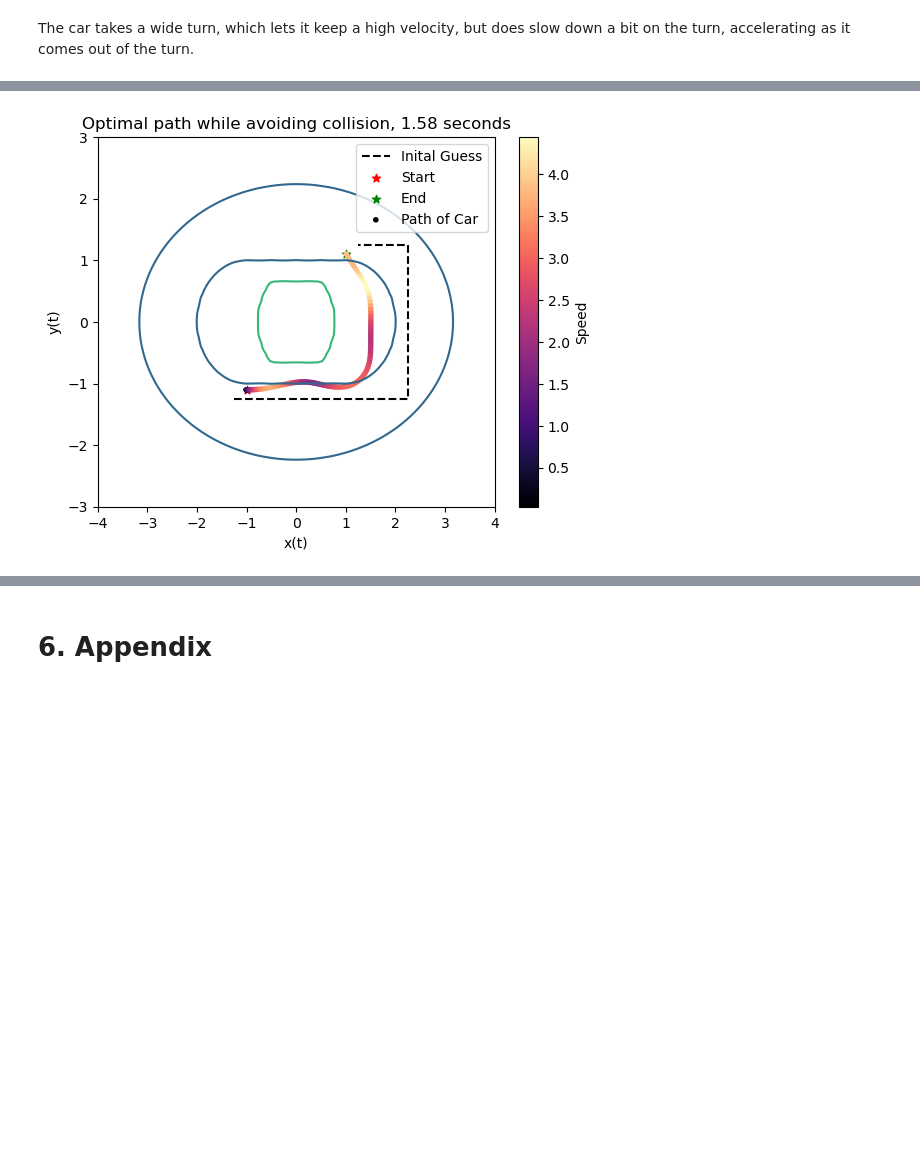
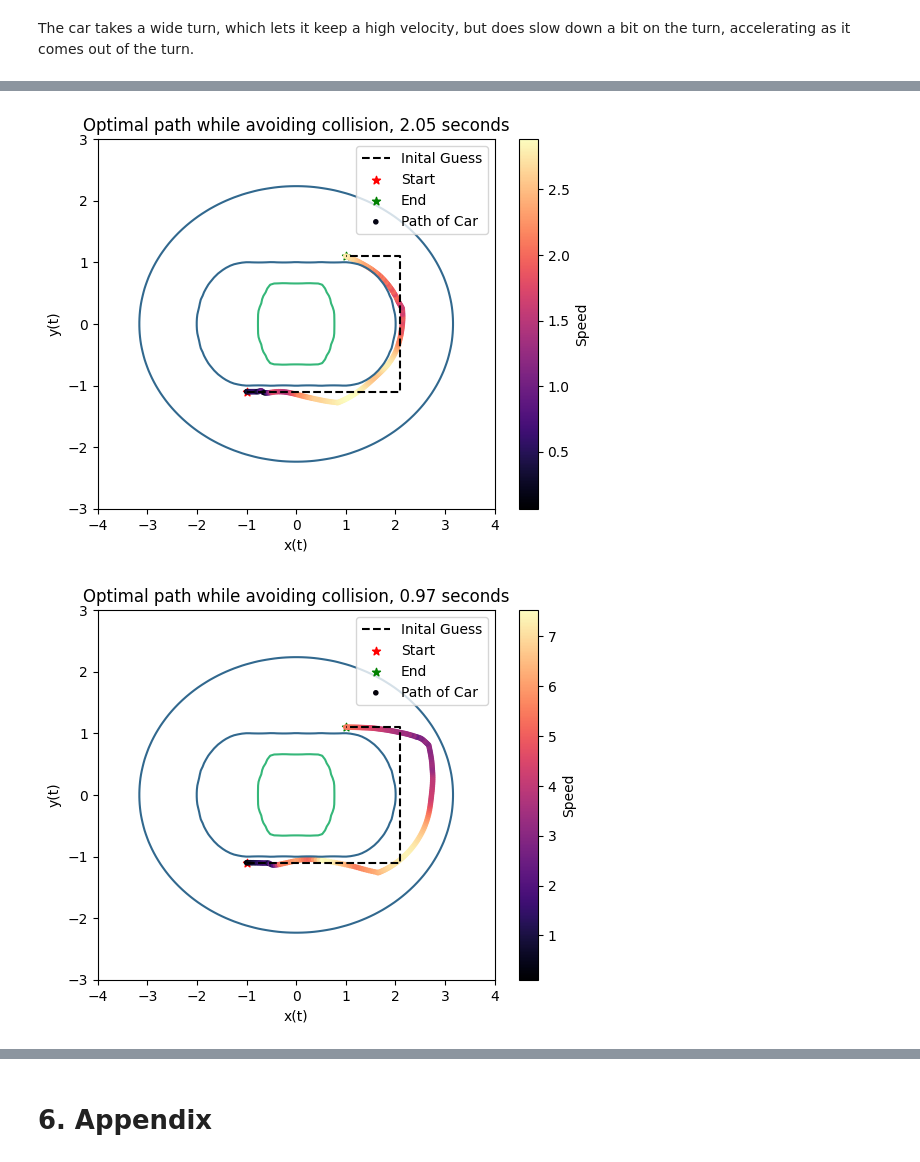
Before and after one commit to GeoDavid1/Vol4Project, a Jupyter notebook: final_write_up.ipynb, the cells around one changed output, grey strips where cells are left out. Saved outputs shown, nothing was run; the diff lists cells and outputs as text; code cells hidden in the pictures; blank space fills up the shorter version.

```diff
--- a/final_write_up.ipynb
+++ b/final_write_up.ipynb
@@ -185,7 +183,9 @@ We implemented the complete state equations described above, incorporating the p
-# %%
-complex_system()
-# %% [output]
-[figure, removed]
+# %%
+complex_system(W1=1, W2=68/19,L=22.03/14,M=400)
+complex_system(W1=1, W2=68/19,L=22.03/14,M=1600/11)
+# %% [output]
+[figure, added]
+[figure, added]
 # %% [markdown]
 ## Conclusions
 
```
Also changed, not shown: parts of 10 cells of this notebook, 1 other file.
